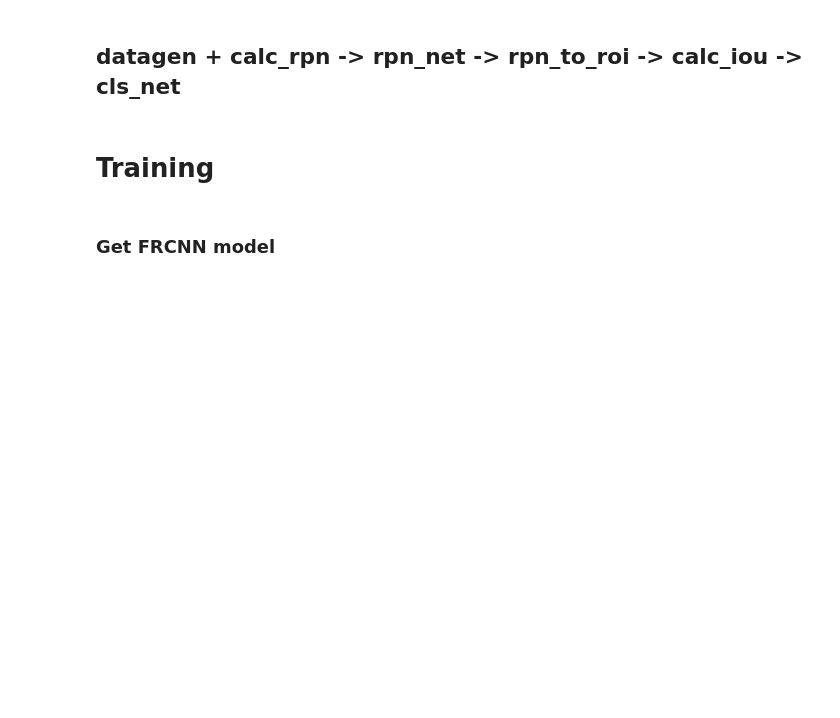
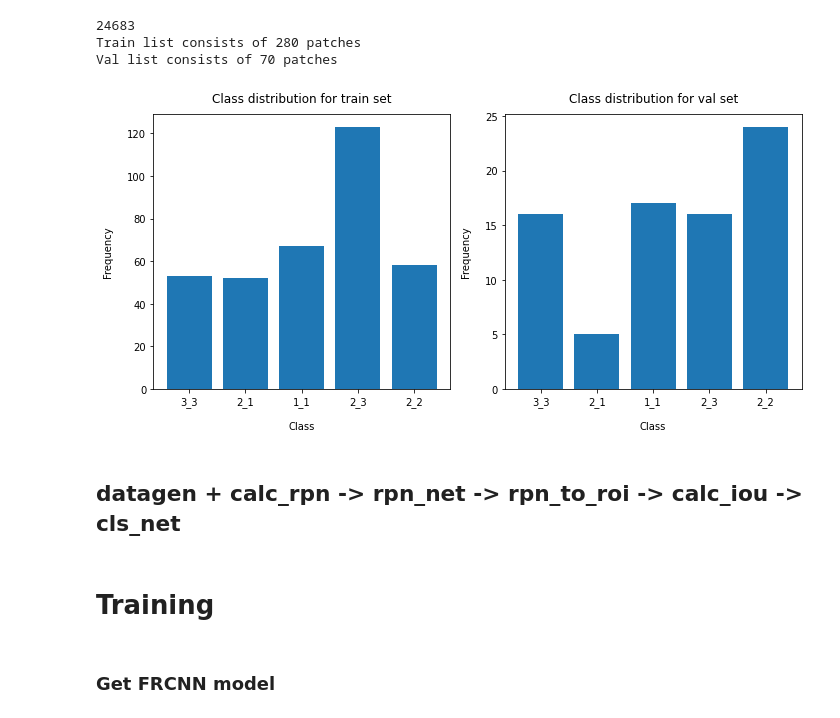
Before and after one commit to Lorenz92/SKADC1, a Jupyter notebook: main_7aff869_2.ipynb, the cells around one changed output. Saved outputs shown, nothing was run; the diff lists cells and outputs as text; code cells hidden in the pictures; blank space fills up the shorter version.

```diff
--- a/main_7aff869_2.ipynb
+++ b/main_7aff869_2.ipynb
@@ -118,5 +194,10 @@ ska_dataset.generate_patches(limit=4000, plot_patches=show_plot, objects_to_igno
 # %%
-ska_dataset.split_train_val(random_state=42, val_portion=0.2, balanced=False)
+ska_dataset.split_train_val(random_state=42, val_portion=0.2, balanced=True, size=350)
+# %% [output]
+24683
+Train list consists of 280 patches
+Val list consists of 70 patches
+[figure, added]
 # %% [markdown]
 ## datagen + calc_rpn -> rpn_net -> rpn_to_roi -> calc_iou -> cls_net
 # %% [markdown]
```
Also changed, not shown: parts of 18 cells of this notebook, 13 other files.
